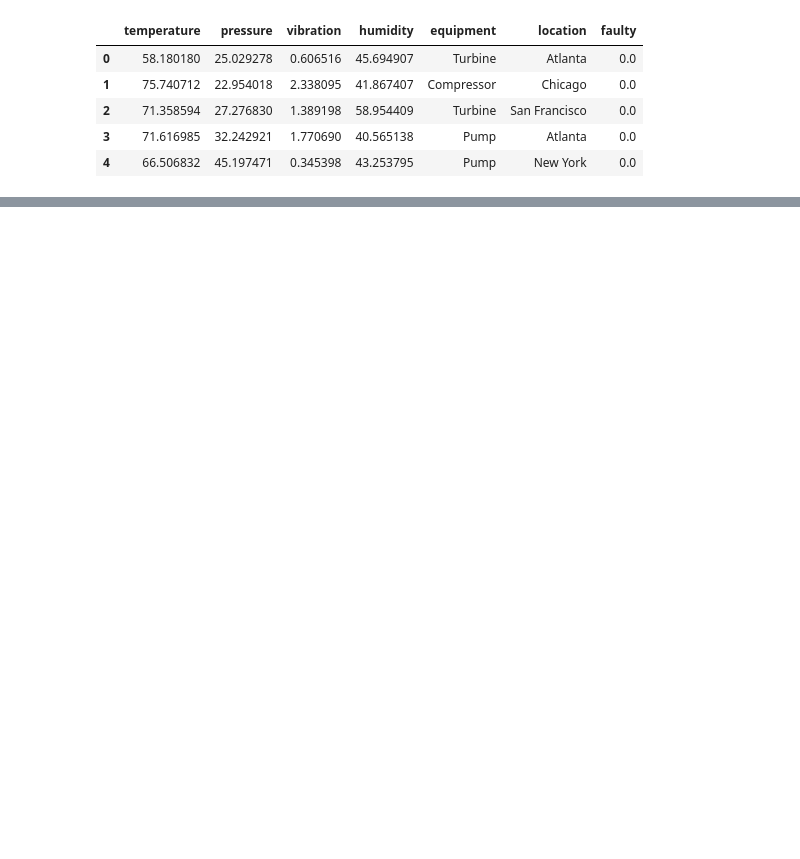
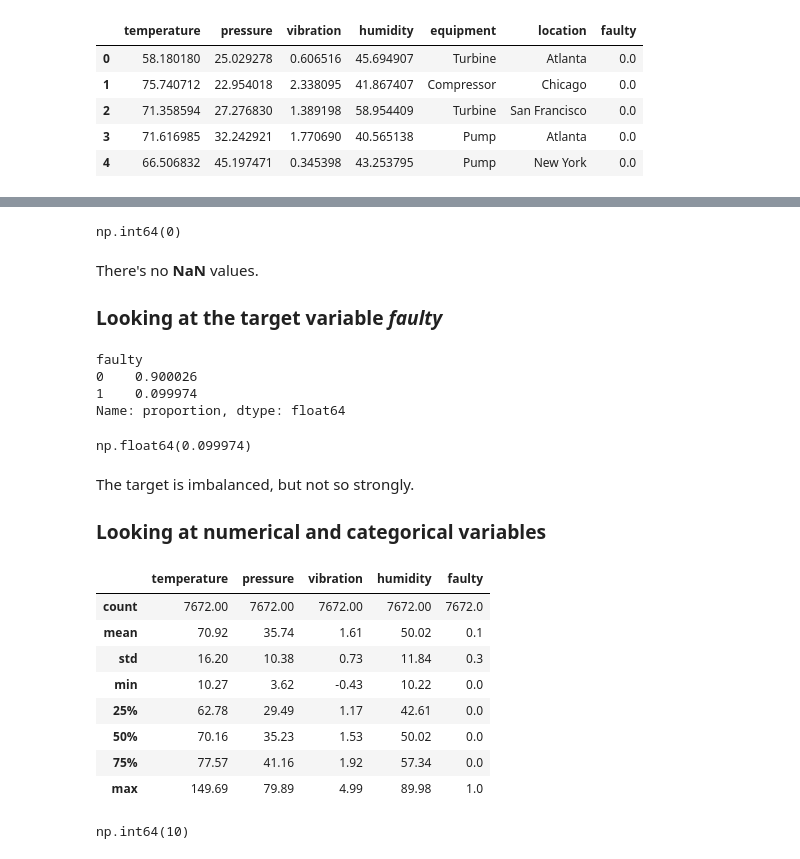
Before and after one commit to YannPhamVan/Industrial-Equipment-Failure-Prediction, a Jupyter notebook: notebook.ipynb, the cells around one changed output, grey strips where cells are left out. Drawn from its saved outputs; the diff is of its cells as text; code cells hidden in the pictures; blank space fills up the shorter version.

```diff
--- a/notebook.ipynb
+++ b/notebook.ipynb
@@ -34,0 +119,37 @@ df.head()
+# %%
+df.isna().sum().sum()
+# %% [output]
+np.int64(0)
+# %% [markdown]
+There's no **NaN** values.
+### Looking at the target variable *faulty*
+# %%
+df.faulty.value_counts(normalize=True)
+# %% [output]
+faulty
+0    0.900026
+1    0.099974
+Name: proportion, dtype: float64
+# %%
+df.faulty.mean().round(6)
+# %% [output]
+np.float64(0.099974)
+# %% [markdown]
+The target is imbalanced, but not so strongly.
+### Looking at numerical and categorical variables
+# %%
+df.describe().round(2)
+# %% [output]
+|  | temperature | pressure | vibration | humidity | faulty |
+| count | 7672.00 | 7672.00 | 7672.00 | 7672.00 | 7672.0 |
+| mean | 70.92 | 35.74 | 1.61 | 50.02 | 0.1 |
+| std | 16.20 | 10.38 | 0.73 | 11.84 | 0.3 |
+| min | 10.27 | 3.62 | -0.43 | 10.22 | 0.0 |
+| 25% | 62.78 | 29.49 | 1.17 | 42.61 | 0.0 |
+| 50% | 70.16 | 35.23 | 1.53 | 50.02 | 0.0 |
+| 75% | 77.57 | 41.16 | 1.92 | 57.34 | 0.0 |
+| max | 149.69 | 79.89 | 4.99 | 89.98 | 1.0 |
+# %%
+(df.vibration < 0).sum()
+# %% [output]
+np.int64(10)
```
Also changed, not shown: parts of 16 cells of this notebook.
